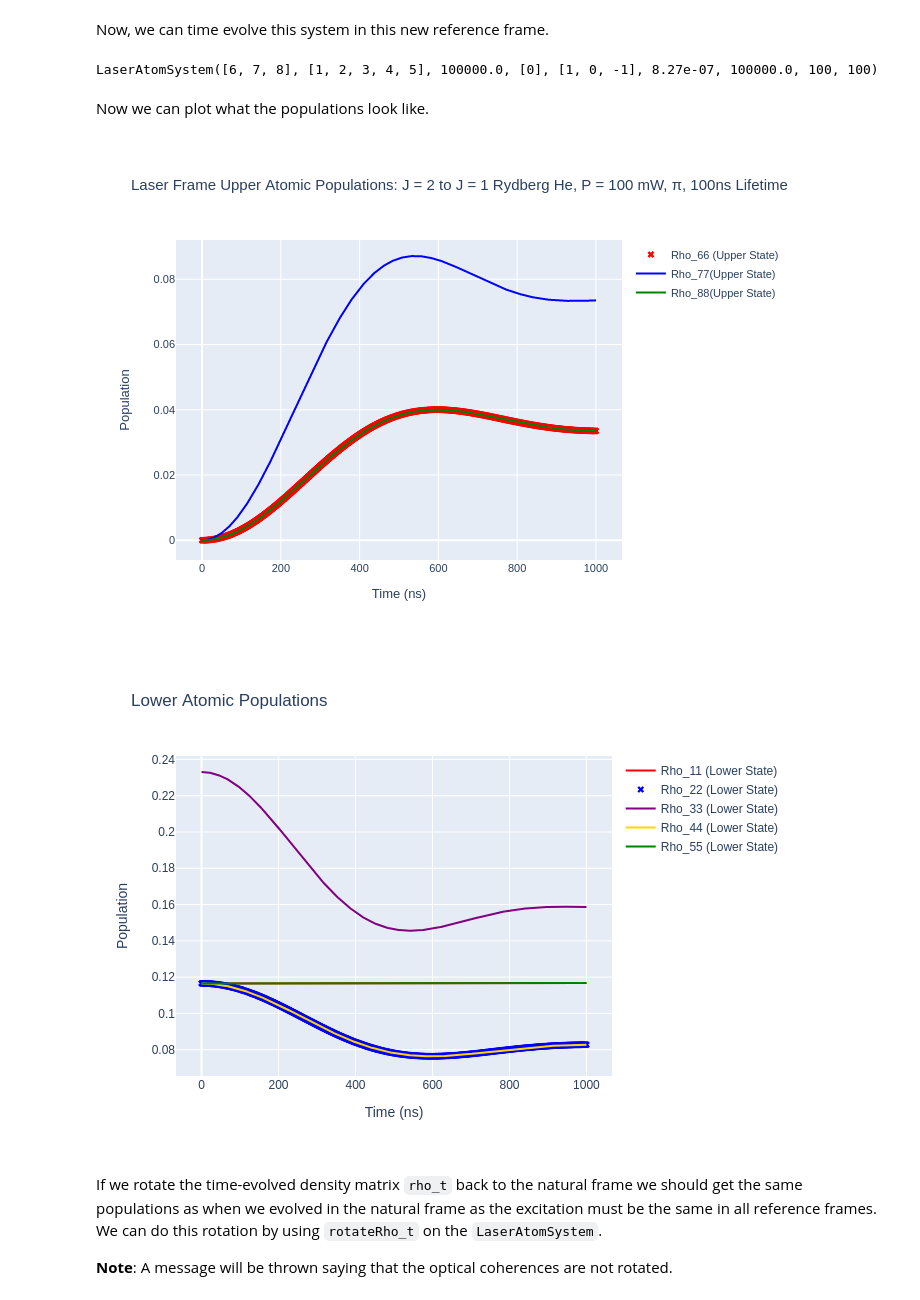
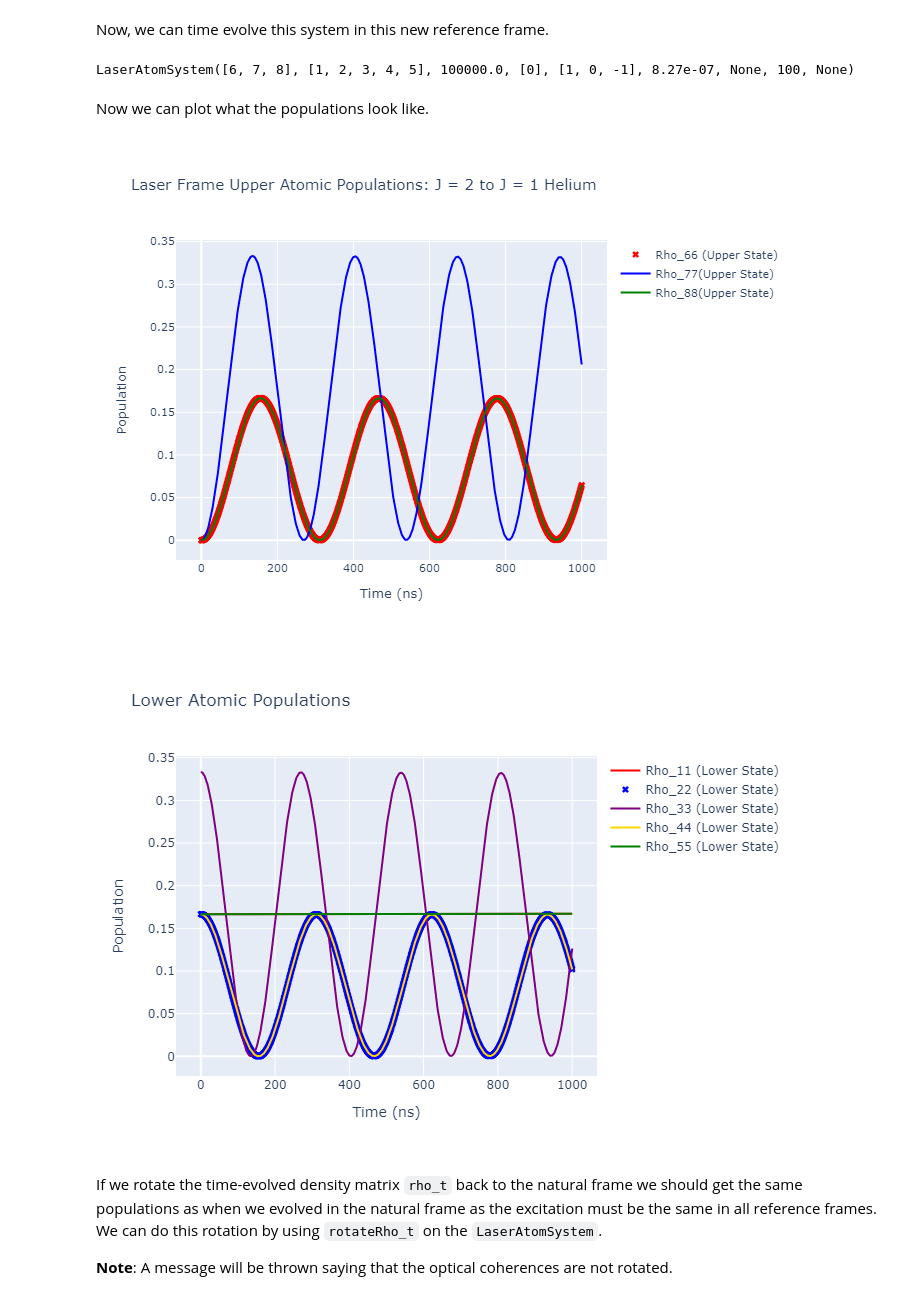
Before and after one commit to mvpmanish/LASED, a Jupyter notebook: docs/source/tutorials/Tutorial2-HeRotation.ipynb, the cells around one changed output. Saved outputs shown, nothing was run; the diff lists cells and outputs as text; code cells hidden in the pictures.

```diff
--- a/docs/source/tutorials/Tutorial2-HeRotation.ipynb
+++ b/docs/source/tutorials/Tutorial2-HeRotation.ipynb
@@ -25,8 +30,6 @@ We will excite this system with simultaneous right-hand circular and left-hand c
 Then, we create the sub-states and put them into either the ground or excited states.
 # %%
 # System parameters
-n = 8  # number of energy levels in system
-
 laser_wavelength = 827e-9 # wavelength of transition
 w_e = las.angularFreq(laser_wavelength)
 
@@ -41,11 +44,12 @@ six = las.State(label = 6, w = w_e, m = -1, L = 1, S = 0)
 seven = las.State(label = 7, w = w_e, m = 0, L = 1, S = 0)
 eight = las.State(label = 8, w = w_e, m = 1, L = 1, S = 0)
 
-
 G = [one, two, three, four, five] # ground states
 E = [six, seven, eight] # excited states
 Q = [-1, 1] # laser radiation polarisation
 rabi_scaling_he = 1/np.sqrt(2)
 rabi_factors_he = [1, -1]
+laser_intensity = 100 # mW/mm^2
 tau = 100e3 # lifetime in ns (estimated)
-tau_f = 100e3 # non-radiative lifetime of rydberg upper state to other states in ns (estimated)
+tau_f = 1000 # non-radiative lifetime of rydberg upper state to other high-lying states (ns)
+tau_b = 1000  # non-radiatuve lifetime of metastable D-state (ns)
@@ -93,11 +66,25 @@ Create the `LaserAtomSystem` object. To set the initial conditions of the densit
 
 For this system we have set the populations of states $|1\rangle$, $|3\rangle$, and $|5\rangle$ as 1/3. So the density matrix elements $\rho_{11}$ = $\rho_{33}$ = $\rho_{55}$ = 1/3.
 # %%
-helium_system = las.LaserAtomSystem(E, G, tau, Q, laser_wavelength, tau_f = tau_f,
-                                 laser_intensity = laser_power, laser_power = laser_power,
-                                   rabi_scaling = rabi_scaling_he, rabi_factors = rabi_factors_he)
+helium_system = las.LaserAtomSystem(E, G, tau, Q, laser_wavelength,
+                                    laser_intensity = laser_intensity, rabi_scaling = rabi_scaling_he,
+                                    rabi_factors = rabi_factors_he)
+helium_system_tauf = las.LaserAtomSystem(E, G, tau, Q, laser_wavelength,
+                                         tau_f = tau_f,
+                                    laser_intensity = laser_intensity, rabi_scaling = rabi_scaling_he,
+                                    rabi_factors = rabi_factors_he)
+helium_system_tauf_taub = las.LaserAtomSystem(E, G, tau, Q, laser_wavelength,
+                                         tau_f = tau_f, tau_b = tau_b,
+                                    laser_intensity = laser_intensity, rabi_scaling = rabi_scaling_he,
+                                    rabi_factors = rabi_factors_he)
 helium_system.setRho_0(one, one, 1/3)
 helium_system.setRho_0(three, three, 1/3)
 helium_system.setRho_0(five, five, 1/3)
+helium_system_tauf.setRho_0(one, one, 1/3)
+helium_system_tauf.setRho_0(three, three, 1/3)
+helium_system_tauf.setRho_0(five, five, 1/3)
+helium_system_tauf_taub.setRho_0(one, one, 1/3)
+helium_system_tauf_taub.setRho_0(three, three, 1/3)
+helium_system_tauf_taub.setRho_0(five, five, 1/3)
 # %% [markdown]
 Time evolve the system.
@@ -237,15 +163,9 @@ helium_system.rabi_factors = [1]
 Now, we can time evolve this system in this new reference frame.
 # %%
 print(helium_system_rot)
-helium_system_rot.timeEvolution(time,
-                            r_sigma = r_sigma,
-                            n_beam_averaging = n_intensity,
-                            doppler_width = doppler_width,
-                            doppler_detunings = doppler_detunings,
-                            beam_profile_averaging = True,
-                            doppler_averaging = True)
+helium_system_rot.timeEvolution(time)
 # %% [output]
-LaserAtomSystem([6, 7, 8], [1, 2, 3, 4, 5], 100000.0, [0], [1, 0, -1], 8.27e-07, 100000.0, 100, 100)
+LaserAtomSystem([6, 7, 8], [1, 2, 3, 4, 5], 100000.0, [0], [1, 0, -1], 8.27e-07, None, 100, None)
 # %% [markdown]
 Now we can plot what the populations look like.
 # %%
@@ -261,35 +181,35 @@ fig_upper = go.Figure(data = go.Scatter(x = time,
                                     marker = dict(
                                 color = 'red',
                                 symbol = 'x',
                             )))
 
 fig_upper.add_trace(go.Scatter(x = time,
                                  y = rho_77,
                                  mode = 'lines',
                                     name = "Rho_77(Upper State)",
                                     marker = dict(
                                 color = 'blue',
                                 symbol = 'square',
                            )))
 fig_upper.add_trace(go.Scatter(x = time,
                                  y = rho_88,
                                  mode = 'lines',
                                     name = "Rho_88(Upper State)",
                                     marker = dict(
                                 color = 'green',
                                 symbol = 'circle',
                            )))
 
-fig_upper.update_layout(title = "Laser Frame Upper Atomic Populations: J = 2 to J = 1 Rydberg He, P = 100 mW, π, 100ns Lifetime",
+fig_upper.update_layout(title = "Laser Frame Upper Atomic Populations: J = 2 to J = 1 Helium",
                  xaxis_title = "Time (ns)",
                  yaxis_title = "Population",
                 font = dict(
                     size = 11))
 
 fig_upper.write_image("SavedPlots/tutorial2-HeFigUpperCollFrame.png")
 Image("SavedPlots/tutorial2-HeFigUpperCollFrame.png")
 # %% [output]
-[figure, old version]
+[figure, new version]
 # %%
 rho11 = [ abs(rho) for rho in las_sys.Rho_t(one, one)]
 rho22 = [ abs(rho) for rho in las_sys.Rho_t(two, two)]
@@ -345,7 +265,7 @@ fig_lower.update_layout(title = "Lower Atomic Populations",
 fig_lower.write_image("SavedPlots/tutorial2-HeFigLowerCollFrame.png")
 Image("SavedPlots/tutorial2-HeFigLowerCollFrame.png")
 # %% [output]
-[figure, old version]
+[figure, new version]
 # %% [markdown]
 If we rotate the time-evolved density matrix `rho_t` back to the natural frame we should get the same populations as when we evolved in the natural frame as the excitation must be the same in all reference frames. We can do this rotation by using `rotateRho_t` on the `LaserAtomSystem`.
 
```
Also changed, not shown: parts of 13 cells of this notebook, 11 other files.
